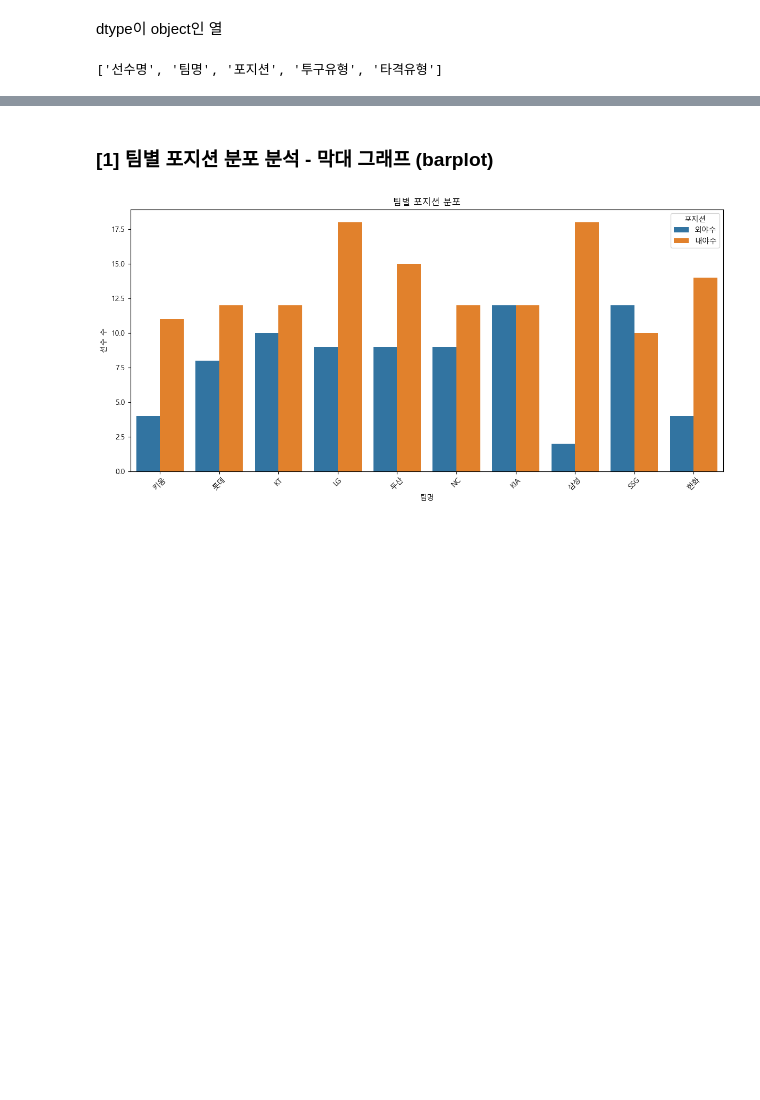
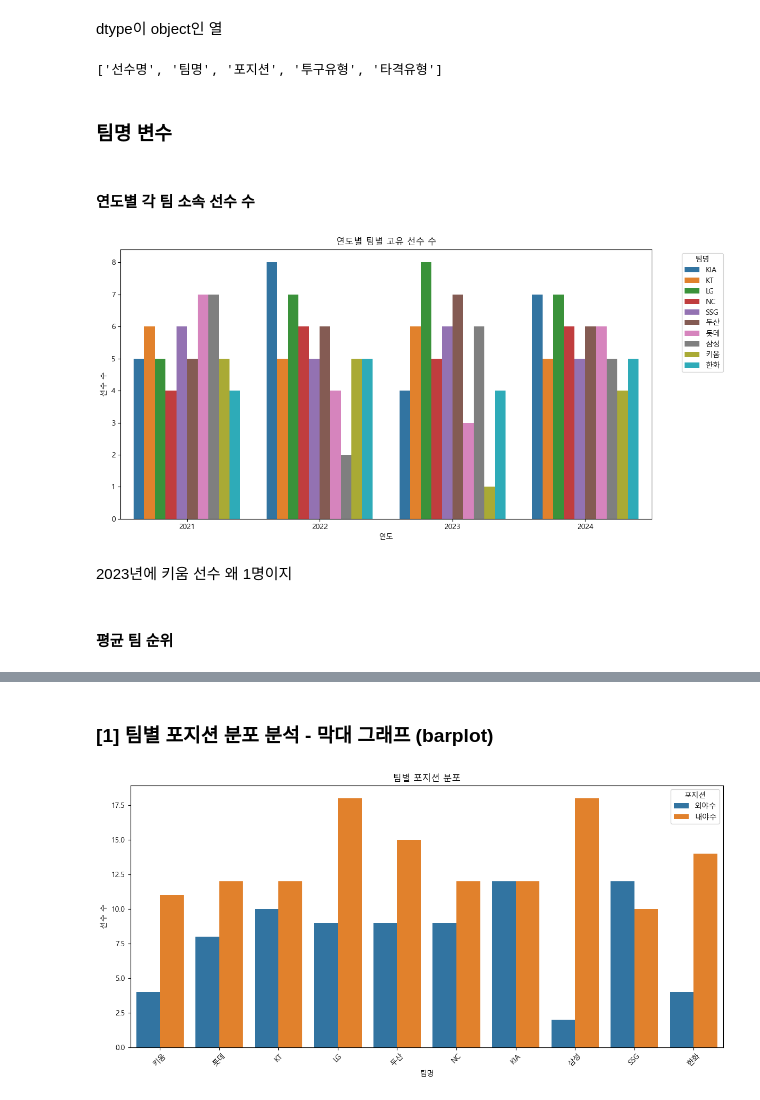
Before and after one commit to Seonyeol-Jeong/KBO_analysis, a Jupyter notebook: 변수.ipynb, the cells around one changed output, grey strips where cells are left out. Saved outputs shown, nothing was run; the diff lists cells and outputs as text; code cells hidden in the pictures; blank space fills up the shorter version.

```diff
--- a/변수.ipynb
+++ b/변수.ipynb
@@ -72,3 +72,38 @@ columns = df.select_dtypes(include=object).columns
 columns.tolist()
 # %% [output]
 ['선수명', '팀명', '포지션', '투구유형', '타격유형']
+# %% [markdown]
+### 팀명 변수
+# %% [markdown]
+#### 연도별 각 팀 소속 선수 수
+# %%
+import matplotlib.pyplot as plt
+
+plt.rc('font', family='Malgun Gothic')
+# %%
+import pandas as pd
+import matplotlib.pyplot as plt
+import seaborn as sns
+
+# 데이터 불러오기
+df = pd.read_csv("kbo_21_24_merged.csv", encoding='cp949')
+
+# 연도별 팀별 선수 수
+team_counts = df.groupby(['연도', '팀명'])['선수명'].nunique().reset_index()
+team_counts.columns = ['연도', '팀명', '선수수']
+
+# 시각화: 연도별 팀별 선수 수 (grouped bar chart)
+plt.figure(figsize=(12, 6))
+sns.barplot(data=team_counts, x='연도', y='선수수', hue='팀명')
+plt.title('연도별 팀별 고유 선수 수')
+plt.ylabel('선수 수')
+plt.xlabel('연도')
+plt.legend(title='팀명', bbox_to_anchor=(1.05, 1), loc='upper left')
+plt.tight_layout()
+plt.show()
+# %% [output]
+[figure, added]
+# %% [markdown]
+2023년에 키움 선수 왜 1명이지
+# %% [markdown]
+#### 평균 팀 순위
```
Also changed, not shown: parts of 20 cells of this notebook.
